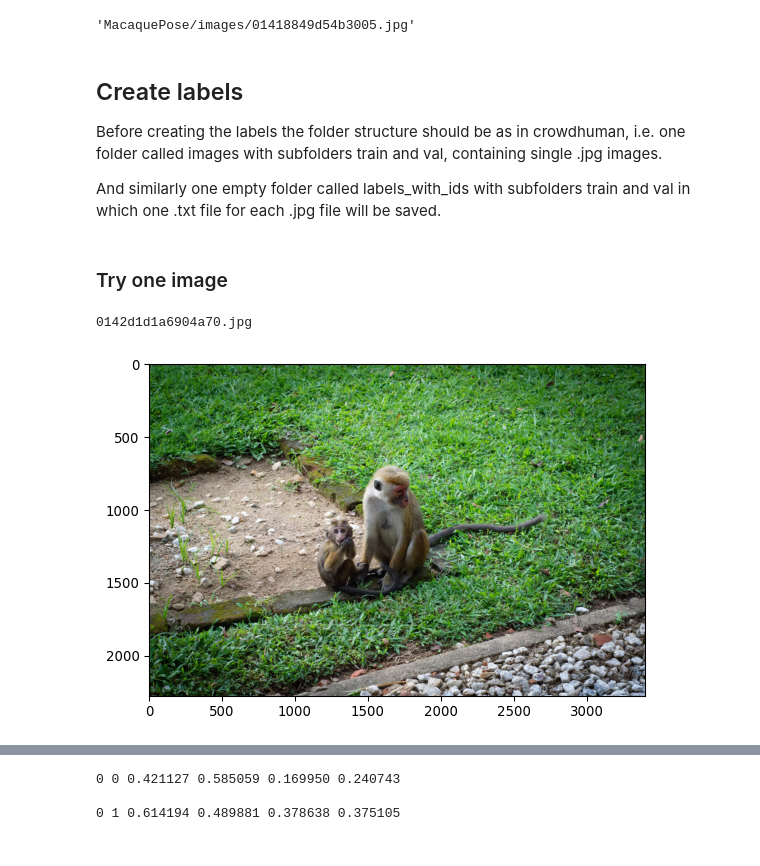
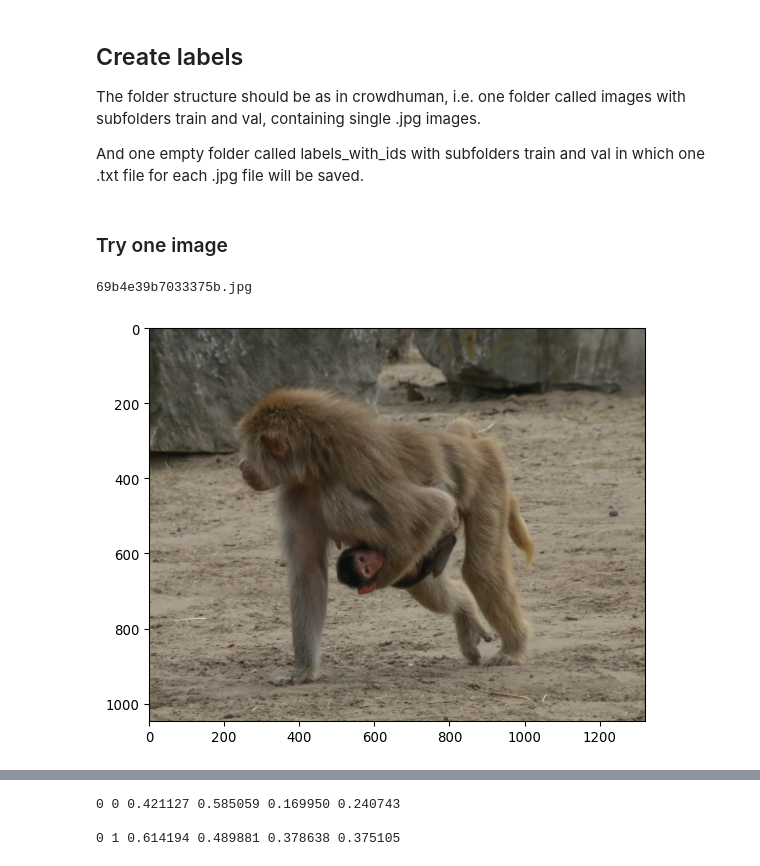
Before and after one commit to ecker-lab/PriMAT-tracking, a Jupyter notebook: own_ideas/create_labels_macaquepose.ipynb, the cells around one changed output, grey strips where cells are left out. Cells and saved outputs as stored; diff of their text form; code cells hidden in the pictures.

```diff
--- a/own_ideas/create_labels_macaquepose.ipynb
+++ b/own_ideas/create_labels_macaquepose.ipynb
@@ -19,4 +15,0 @@ with open(path + "macaquepose.train",'r') as f:
-# %%
-lines[0][0]
-# %% [output]
-'MacaquePose/images/01418849d54b3005.jpg'
@@ -29,9 +16,9 @@ for line in lines:
 # %% [markdown]
 ## Create labels
 
-Before creating the labels the folder structure should be as in crowdhuman, i.e. one folder called images with subfolders train and val, containing single .jpg images.
+The folder structure should be as in crowdhuman, i.e. one folder called images with subfolders train and val, containing single .jpg images.
 
-And similarly one empty folder called labels_with_ids with subfolders train and val in which one .txt file for each .jpg file will be saved.
+And one empty folder called labels_with_ids with subfolders train and val in which one .txt file for each .jpg file will be saved.
 # %%
 data_root = "/local_datasets/MacaquePose/"
 
@@ -44,19 +33,19 @@ with open(data_root + 'annotations.csv', 'r') as fp:
 ### Try one image
 # %%
 
-row = data_annotation[2]
+row = data_annotation[500]
 print(row[0])
 
 # load & draw image
 img = np.asarray(Image.open(data_root + 'images/' + row[0]))
 fig, ax = plt.subplots(figsize=(640/my_dpi, 640/my_dpi), dpi=my_dpi)
 ax.imshow(img)
 
 img_h, img_w, _ = img.shape
 
 # load & draw segmentation
 seg_string= row[2]
 Seg = json.loads(seg_string)
 # %% [output]
-0142d1d1a6904a70.jpg
+69b4e39b7033375b.jpg
-[figure, old version]
+[figure, new version]
```
Also changed, not shown: parts of 12 cells of this notebook, 35 other files.
